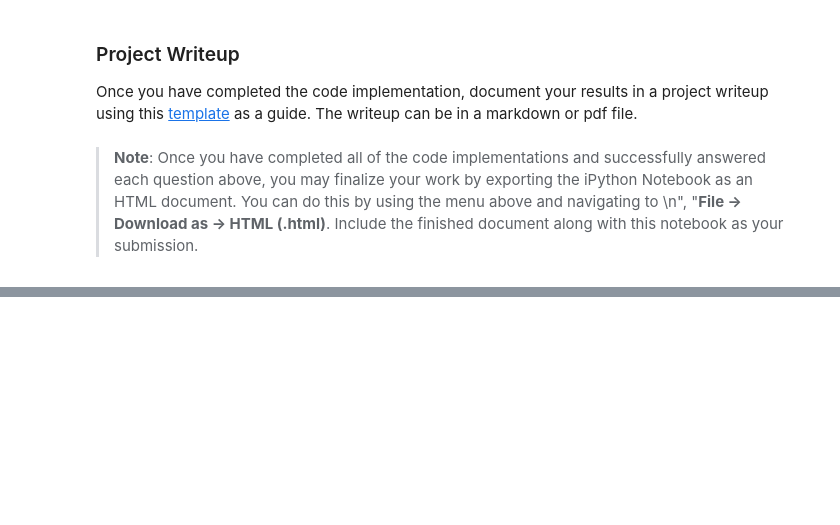
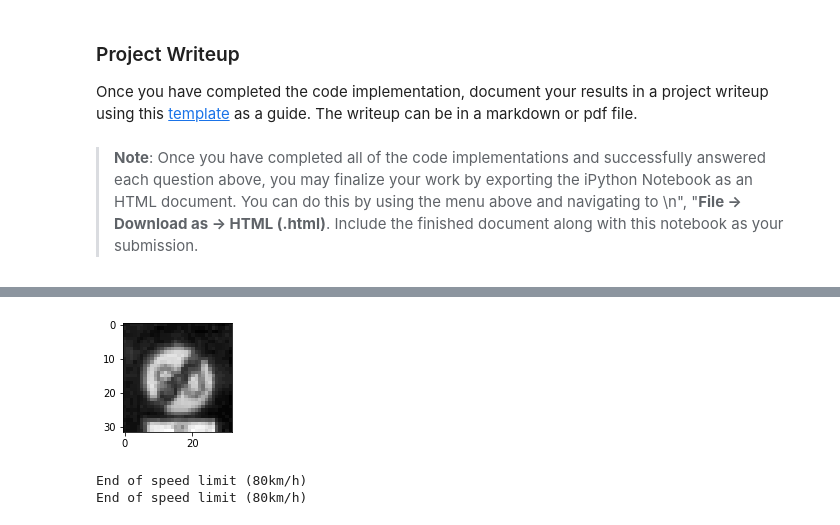
Before and after one commit to odats/CarND-Traffic-Sign-Classifier-Project, a Jupyter notebook: Traffic_Sign_Classifier.ipynb, the cells around one changed output, grey strips where cells are left out. Cells and saved outputs as stored; diff of their text form; code cells hidden in the pictures; blank space fills up the shorter version.

```diff
--- a/Traffic_Sign_Classifier.ipynb
+++ b/Traffic_Sign_Classifier.ipynb
@@ -211,7 +207,7 @@ def LeNet(x):
     sigma = 0.1
 
     # SOLUTION: Layer 1: Convolutional. Input = 32x32x3. Output = 28x28x6.
-    conv1_W = tf.Variable(tf.truncated_normal(shape=(5, 5, 1, 6), mean = mu, stddev = sigma))
+    conv1_W = tf.Variable(tf.truncated_normal(shape=(5, 5, image_shape[2], 6), mean = mu, stddev = sigma))
     conv1_b = tf.Variable(tf.zeros(6))
     conv1   = tf.nn.conv2d(x, conv1_W, strides=[1, 1, 1, 1], padding='VALID') + conv1_b
 
@@ -242,6 +238,7 @@ def LeNet(x):
 
     # SOLUTION: Activation.
     fc1    = tf.nn.relu(fc1)
+    fc1 = tf.nn.dropout(fc1, keep_prob_l3)
 
     # SOLUTION: Layer 4: Fully Connected. Input = 120. Output = 84.
     fc2_W  = tf.Variable(tf.truncated_normal(shape=(120, 84), mean = mu, stddev = sigma))
@@ -250,6 +247,7 @@ def LeNet(x):
 
     # SOLUTION: Activation.
     fc2    = tf.nn.relu(fc2)
+    fc2 = tf.nn.dropout(fc2, keep_prob_l4)
 
     # SOLUTION: Layer 5: Fully Connected. Input = 84. Output = 43.
     fc3_W  = tf.Variable(tf.truncated_normal(shape=(84, n_classes), mean = mu, stddev = sigma))
@@ -263,6 +261,9 @@ def LeNet(x):
 x = tf.placeholder(tf.float32, (None, image_shape[0],image_shape[1],image_shape[2]))
 y = tf.placeholder(tf.int32, (None))
 one_hot_y = tf.one_hot(y, n_classes)
+
+keep_prob_l3 = tf.placeholder(tf.float32)
+keep_prob_l4 = tf.placeholder(tf.float32)
 # %% [markdown]
 ### Train, Validate and Test the Model
 # %% [markdown]
@@ -295,12 +296,12 @@ def evaluate(X_data, y_data):
     sess = tf.get_default_session()
     for offset in range(0, num_examples, BATCH_SIZE):
         batch_x, batch_y = X_data[offset:offset+BATCH_SIZE], y_data[offset:offset+BATCH_SIZE]
-        accuracy = sess.run(accuracy_operation, feed_dict={x: batch_x, y: batch_y})
+        accuracy = sess.run(accuracy_operation, feed_dict={x: batch_x, y: batch_y, keep_prob_l3:1, keep_prob_l4:1})
         total_accuracy += (accuracy * len(batch_x))
     return total_accuracy / num_examples
 
 #Train the Model
-EPOCHS = 10
+EPOCHS = 2
 BATCH_SIZE = 128
 
 with tf.Session() as sess:
@@ -314,7 +315,7 @@ with tf.Session() as sess:
         for offset in range(0, num_examples, BATCH_SIZE):
             end = offset + BATCH_SIZE
             batch_x, batch_y = X_train[offset:end], y_train[offset:end]
-            sess.run(training_operation, feed_dict={x: batch_x, y: batch_y})
+            sess.run(training_operation, feed_dict={x: batch_x, y: batch_y, keep_prob_l3:0.5, keep_prob_l4:0.5})
 
         validation_accuracy = evaluate(X_valid, y_valid)
         print("EPOCH {} ...".format(i+1))
@@ -444,29 +438,54 @@ For an example of what feature map outputs look like, check out NVIDIA's results
 # %%
 ### Visualize your network's feature maps here.
 ### Feel free to use as many code cells as needed.
 
 # image_input: the test image being fed into the network to produce the feature maps
 # tf_activation: should be a tf variable name used during your training procedure that represents the calculated state of a specific weight layer
 # activation_min/max: can be used to view the activation contrast in more detail, by default matplot sets min and max to the actual min and max values of the output
 # plt_num: used to plot out multiple different weight feature map sets on the same block, just extend the plt number for each new feature map entry
 
 def outputFeatureMap(image_input, tf_activation, activation_min=-1, activation_max=-1 ,plt_num=1):
     # Here make sure to preprocess your image_input in a way your network expects
     # with size, normalization, ect if needed
     # image_input =
     # Note: x should be the same name as your network's tensorflow data placeholder variable
     # If you get an error tf_activation is not defined it may be having trouble accessing the variable from inside a function
     activation = tf_activation.eval(session=sess,feed_dict={x : image_input})
     featuremaps = activation.shape[3]
     plt.figure(plt_num, figsize=(15,15))
     for featuremap in range(featuremaps):
         plt.subplot(6,8, featuremap+1) # sets the number of feature maps to show on each row and column
         plt.title('FeatureMap ' + str(featuremap)) # displays the feature map number
         if activation_min != -1 & activation_max != -1:
             plt.imshow(activation[0,:,:, featuremap], interpolation="nearest", vmin =activation_min, vmax=activation_max, cmap="gray")
         elif activation_max != -1:
             plt.imshow(activation[0,:,:, featuremap], interpolation="nearest", vmax=activation_max, cmap="gray")
         elif activation_min !=-1:
             plt.imshow(activation[0,:,:, featuremap], interpolation="nearest", vmin=activation_min, cmap="gray")
         else:
             plt.imshow(activation[0,:,:, featuremap], interpolation="nearest", cmap="gray")
+
+# show result
+index = random.randint(0, len(X_train))
+image = X_train[index].squeeze()
+
+plt.figure(figsize=(2,2))
+plt.imshow(image, cmap = plt.get_cmap('gray'))
+plt.show()
+print(signnames[str(y_train[index])])
+
+#outputFeatureMap(image, 'conv1')
+
+with tf.Session() as sess:
+    saver.restore(sess, tf.train.latest_checkpoint('.'))
+
+    sess = tf.get_default_session()
+    accuracy = sess.run(tf.argmax(logits, 1), feed_dict={x: [X_train[index]], keep_prob_l3:1, keep_prob_l4:1})
+
+    print(signnames[str(accuracy[0])])
+
+    #outputFeatureMap(image, conv1)
+# %% [output]
+[figure, added]
+End of speed limit (80km/h)
+End of speed limit (80km/h)
```
Also changed, not shown: parts of 3 cells of this notebook, 3 other files.
